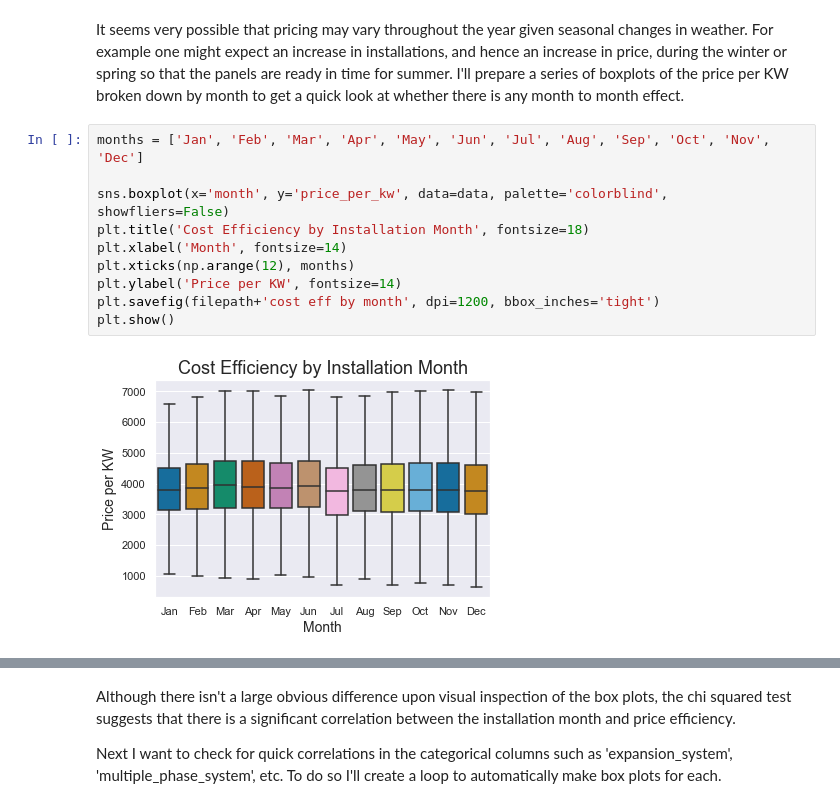
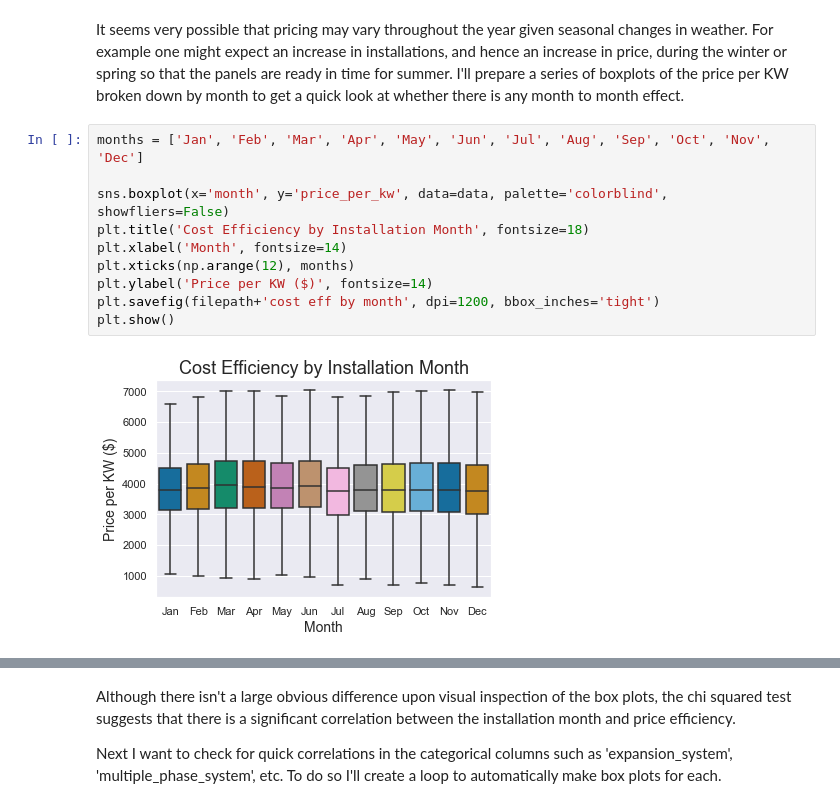
Before and after one commit to zjbrown0689/Solar-Panel-Capstone, a Jupyter notebook: notebooks/exploratory_data_analysis.ipynb, the cells around one changed output, grey strips where cells are left out. Drawn from its saved outputs; the diff is of its cells as text.

```diff
--- a/notebooks/exploratory_data_analysis.ipynb
+++ b/notebooks/exploratory_data_analysis.ipynb
@@ -157,12 +157,12 @@ It seems very possible that pricing may vary throughout the year given seasonal
 # %%
 months = ['Jan', 'Feb', 'Mar', 'Apr', 'May', 'Jun', 'Jul', 'Aug', 'Sep', 'Oct', 'Nov', 'Dec']
 
 sns.boxplot(x='month', y='price_per_kw', data=data, palette='colorblind', showfliers=False)
 plt.title('Cost Efficiency by Installation Month', fontsize=18)
 plt.xlabel('Month', fontsize=14)
 plt.xticks(np.arange(12), months)
-plt.ylabel('Price per KW', fontsize=14)
+plt.ylabel('Price per KW ($)', fontsize=14)
 plt.savefig(filepath+'cost eff by month', dpi=1200, bbox_inches='tight')
 plt.show()
 # %% [output]
-[figure, old version]
+[figure, new version]
```
Also changed, not shown: parts of 21 cells of this notebook, 13 other files.
